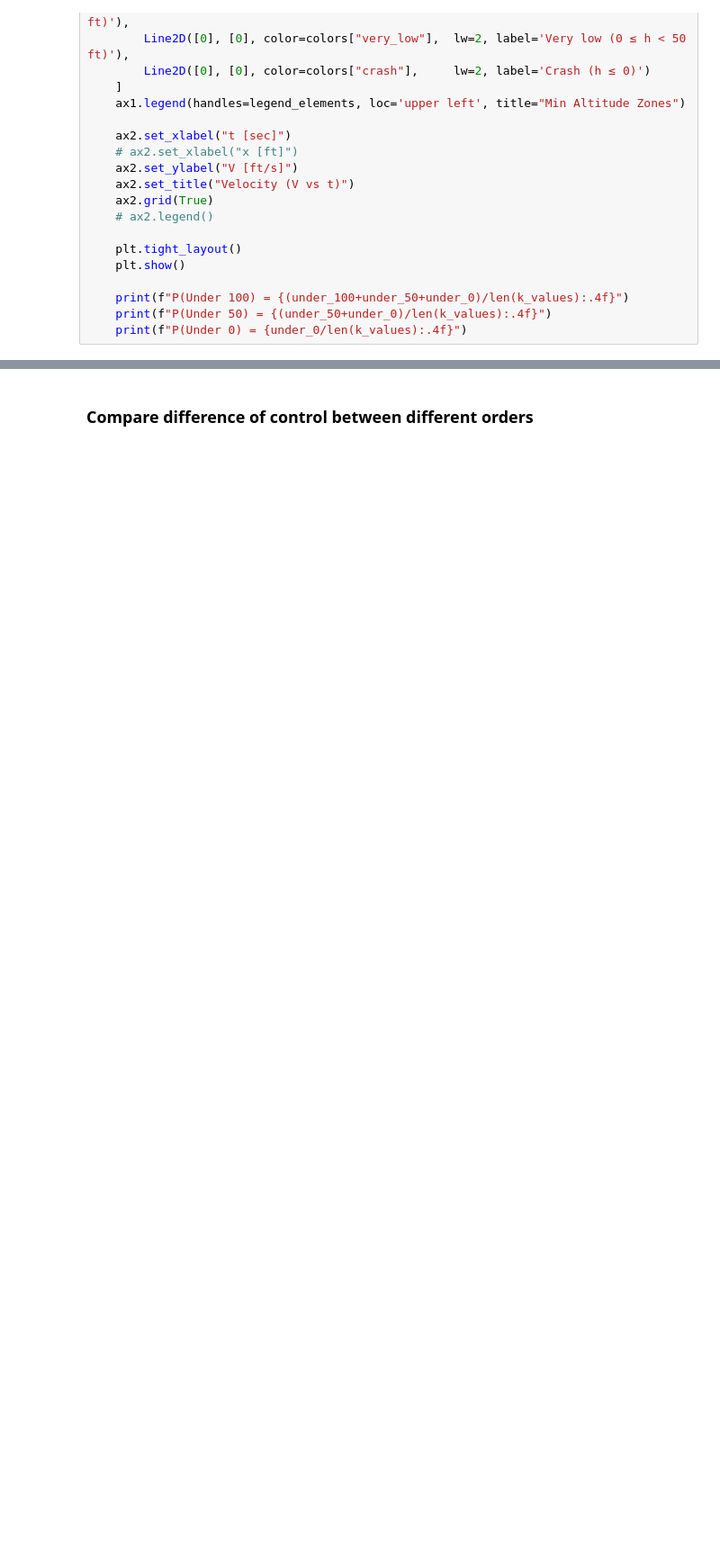
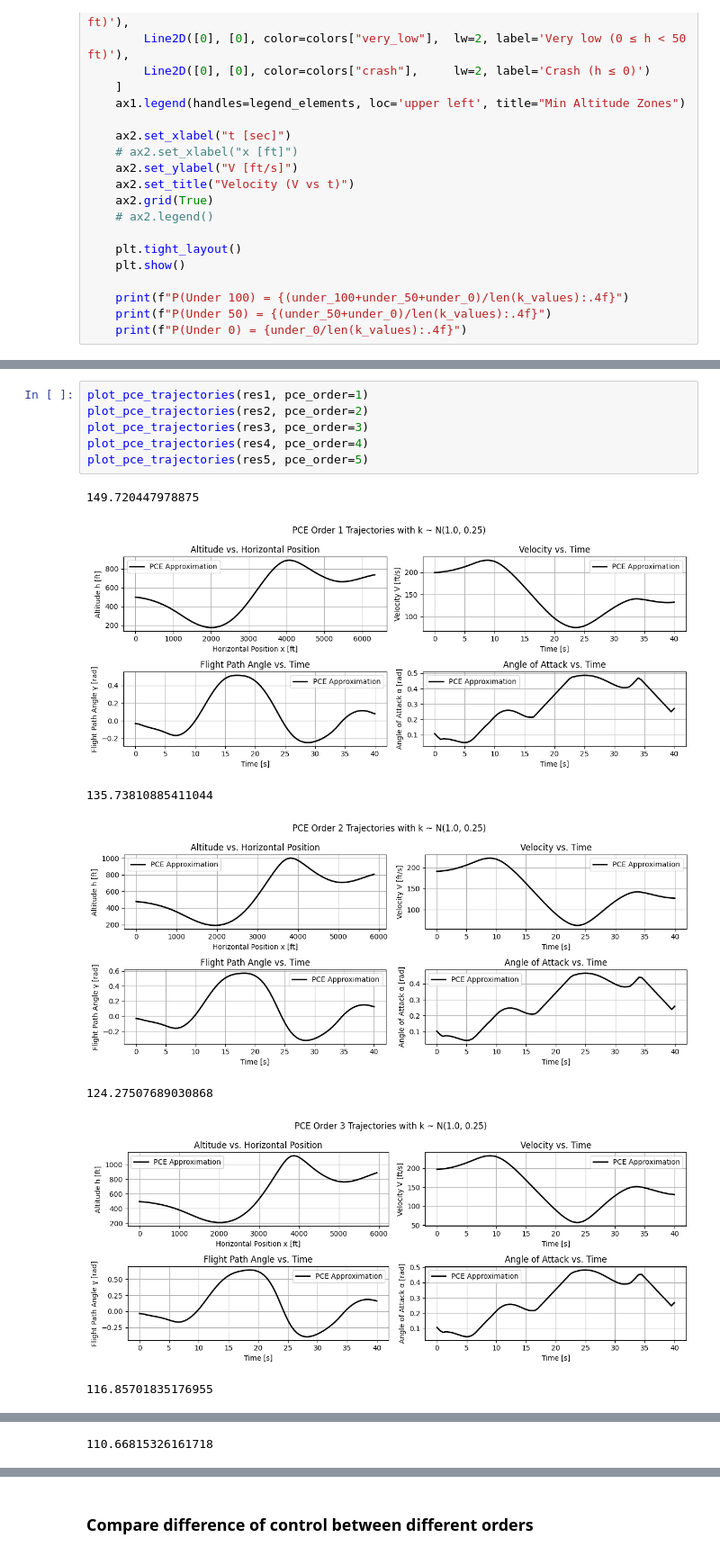
Before and after one commit to dmw1998/Case_Study_Log, a Jupyter notebook: compare_orders.ipynb, the cells around one changed output, grey strips where cells are left out. Shown at 90% size. Drawn from its saved outputs; the diff is of its cells as text; blank space fills up the shorter version.

```diff
--- a/compare_orders.ipynb
+++ b/compare_orders.ipynb
@@ -585,0 +664,14 @@ Total number of inequality constraints...............:      408
+# %%
+plot_pce_trajectories(res1, pce_order=1)
+plot_pce_trajectories(res2, pce_order=2)
+plot_pce_trajectories(res3, pce_order=3)
+plot_pce_trajectories(res4, pce_order=4)
+plot_pce_trajectories(res5, pce_order=5)
+# %% [output]
+149.720447978875
+[figure, added]
+135.73810885411044
+[figure, added]
+124.27507689030868
+[figure, added]
+116.85701835176955
@@ -585,0 +679 @@ Total number of inequality constraints...............:      408
+110.66815326161718
```
Also changed, not shown: parts of 20 cells of this notebook.
